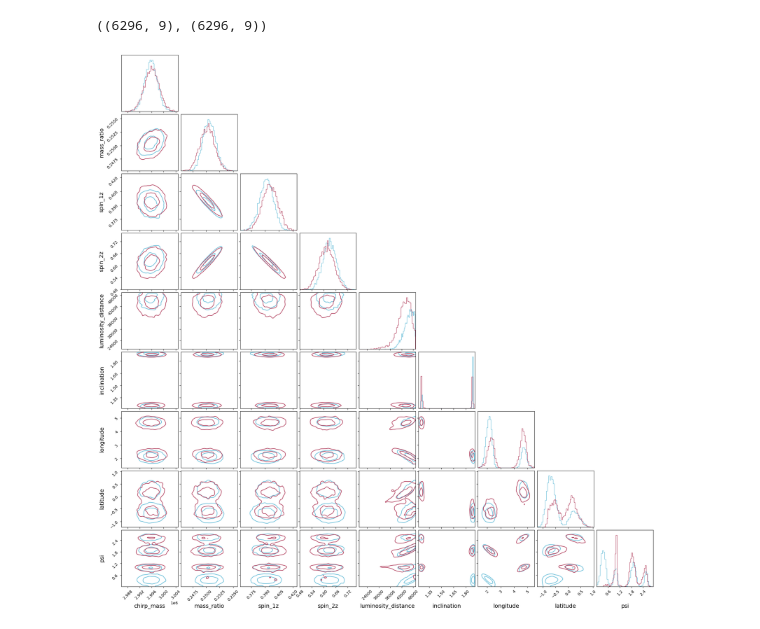
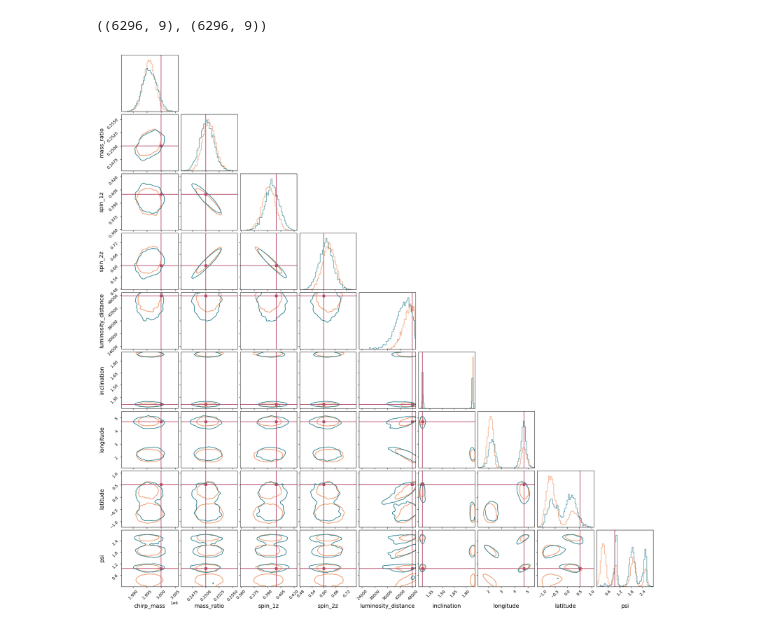
Before and after one commit to TriangleDataCenter/Triangle-BBH, a Jupyter notebook: Examples/5_TDC_Verification_MBHB_Search_and_Estimation(GPU).ipynb, the cells around one changed output. Cells and saved outputs as stored; diff of their text form; code cells hidden in the pictures.

```diff
--- a/Examples/5_TDC_Verification_MBHB_Search_and_Estimation(GPU).ipynb
+++ b/Examples/5_TDC_Verification_MBHB_Search_and_Estimation(GPU).ipynb
@@ -565,26 +570,28 @@ cpu_samples.shape, gpu_samples.shape
 # %%
 fig = corner(
     cpu_samples,
     bins=50,
-    color=BLUE,
+    color=ORANGE,
     labels=list(cpu_posterior.keys()),
     label_kwargs={'fontsize': 14},
-    levels = (1. - np.exp(-1.**2/2), 1. - np.exp(-2.**2/2)),
+    truths=[injected_parameters[key] for key in cpu_posterior.keys()],
+    truth_color=RED,
+    levels = (1. - np.exp(-2.**2/2),),
     smooth=1.1, # default for bilby: smooth = 0.9, bins = 50
     plot_density=False, # whether to show the density of samples with colors
     plot_datapoints=False, # whether to plot individual data points
     fill_contours=False, # whether to fill the corners
     );
 fig = corner(
     gpu_samples,
     bins=50,
-    color=RED,
-    levels = (1. - np.exp(-1.**2/2), 1. - np.exp(-2.**2/2)),
+    color=GREEN1,
+    levels = (1. - np.exp(-2.**2/2),),
     smooth=1.1, # default for bilby: smooth = 0.9, bins = 50
     plot_density=False, # whether to show the density of samples with colors
     plot_datapoints=False, # whether to plot individual data points
     fill_contours=False, # whether to fill the corners
     fig=fig
     );
 # %% [output]
-[figure, old version]
+[figure, new version]
```
Also changed, not shown: parts of 7 cells of this notebook.
